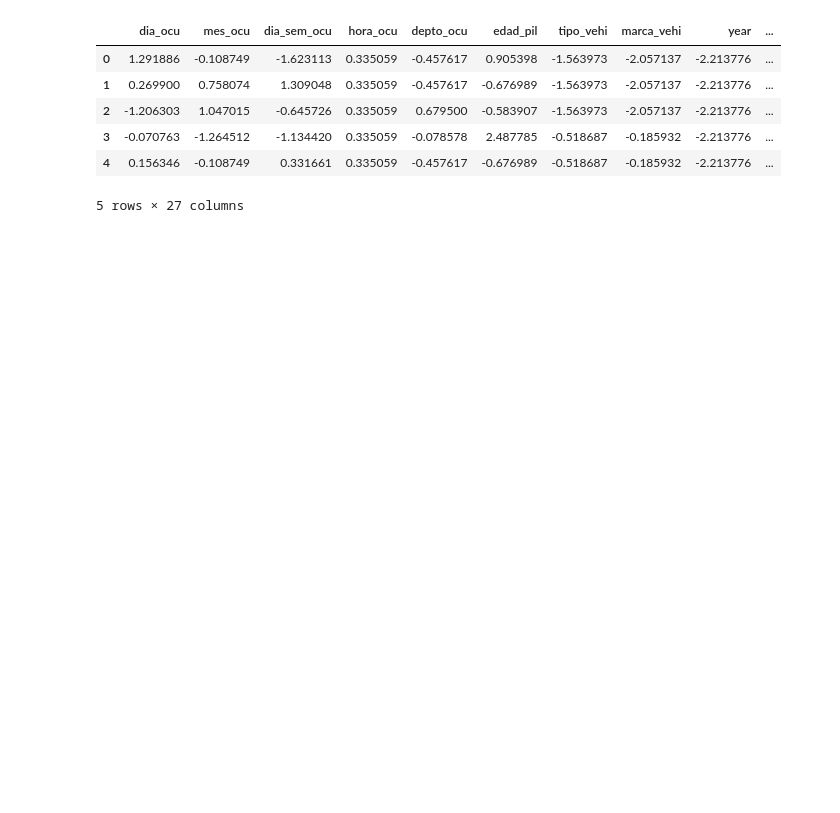
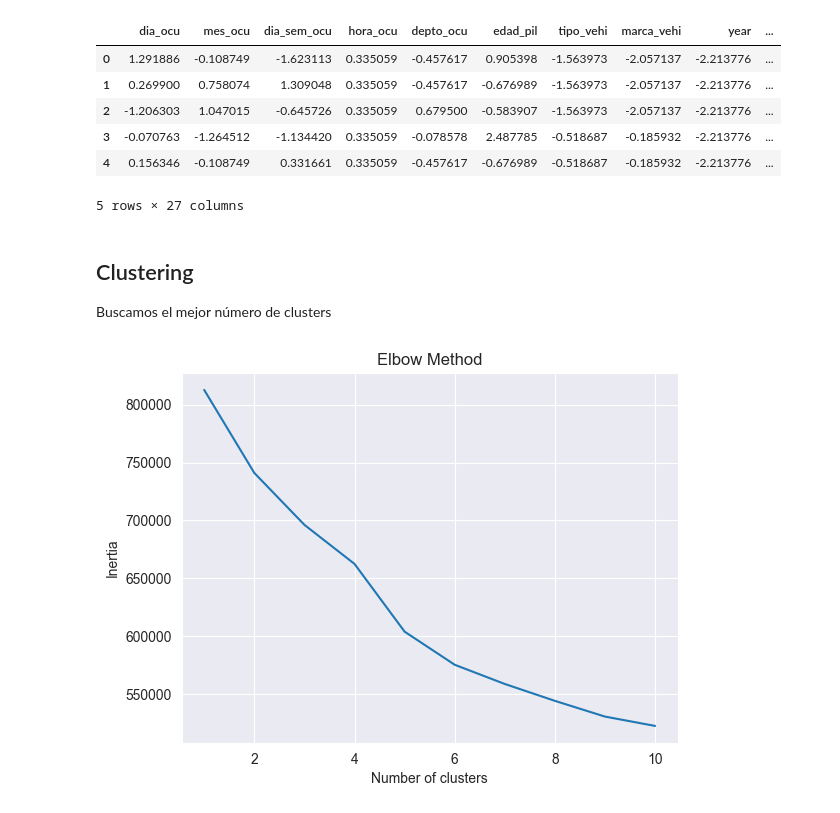
Before and after one commit to FranzCastillo/DM-Car-Incidents-in-GT-Analysis, a Jupyter notebook: Analysis.ipynb, the cells around one changed output. Saved outputs shown, nothing was run; the diff lists cells and outputs as text; code cells hidden in the pictures; blank space fills up the shorter version.

```diff
--- a/Analysis.ipynb
+++ b/Analysis.ipynb
@@ -544,10 +332,10 @@ Name: proportion, dtype: float64
 # %%
-for col in categorical:
-    # Filter out 'no especificado' rows
-    df_filtered = df.loc[df['estado_pil'] != 'no especificado']
-
-    plt.figure(figsize=(10, 5))
-    sns.countplot(data=df_filtered, y=col, hue='estado_pil', order=df_filtered[col].value_counts().index)
-    plt.title(f'Distribución de {col} por estado del piloto')
-    plt.show()
-    print(df_filtered.groupby(col)['estado_pil'].value_counts(normalize=True).sort_index())
+# for col in categorical:
+#     # Filter out 'no especificado' rows
+#     df_filtered = df.loc[df['estado_pil'] != 'no especificado']
+#
+#     plt.figure(figsize=(10, 5))
+#     sns.countplot(data=df_filtered, y=col, hue='estado_pil', order=df_filtered[col].value_counts().index)
+#     plt.title(f'Distribución de {col} por estado del piloto')
+#     plt.show()
+#     print(df_filtered.groupby(col)['estado_pil'].value_counts(normalize=True).sort_index())
@@ -676,3 +379,16 @@ df.head()
+# %%
+# If the column type is bool, turn to int
+for col in df.select_dtypes(include=['bool']).columns:
+    df[col] = df[col].astype(int)
+# %%
+parse_bool_map = {
+    'True': 1,
+    'False': 0
+}
+df['hora_ocu_missing'] = df['hora_ocu_missing'].map(parse_bool_map)
+df['edad_pil_missing'] = df['edad_pil_missing'].map(parse_bool_map)
+df['hora_ocu_missing'] = df['hora_ocu_missing'].astype(int)
+df['edad_pil_missing'] = df['edad_pil_missing'].astype(int)
 # %% [markdown]
 ### Correlación
 # %%
@@ -721,3 +446,22 @@ scaled_df.head()
 | 3 | -0.070763 | -1.264512 | -1.134420 | 0.335059 | -0.078578 | 2.487785 | -0.518687 | -0.185932 | -2.213776 | ... |
 | 4 | 0.156346 | -0.108749 | 0.331661 | 0.335059 | -0.457617 | -0.676989 | -0.518687 | -0.185932 | -2.213776 | ... |
 5 rows × 27 columns
+# %% [markdown]
+## Clustering
+
+Buscamos el mejor número de clusters
+# %%
+# Elbow method
+inertia = []
+for i in range(1, 11):
+    kmeans = KMeans(n_clusters=i, random_state=seed)
+    kmeans.fit(scaled_df)
+    inertia.append(kmeans.inertia_)
+
+plt.plot(range(1, 11), inertia)
+plt.title('Elbow Method')
+plt.xlabel('Number of clusters')
+plt.ylabel('Inertia')
+plt.show()
+# %% [output]
+[figure, added]
```
Also changed, not shown: parts of 10 cells of this notebook.
